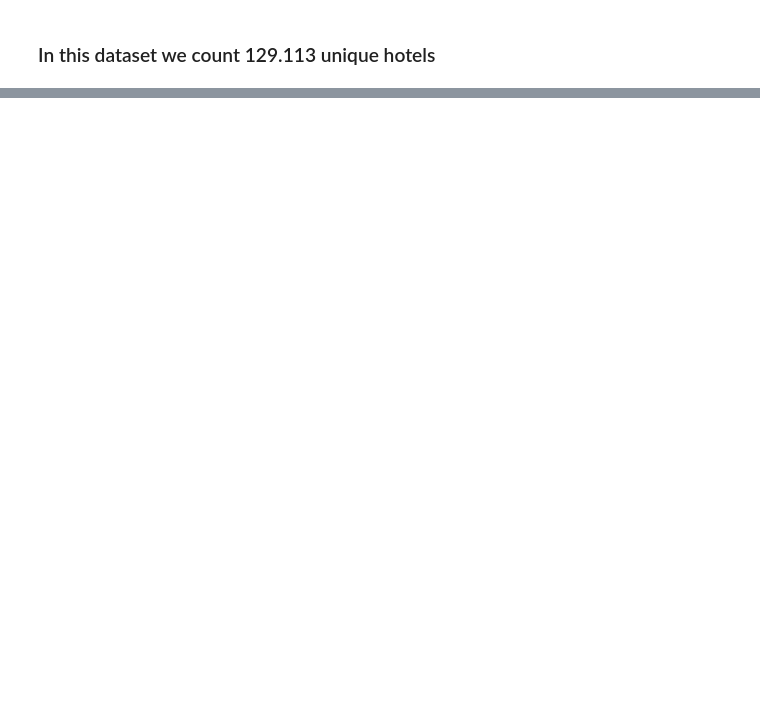
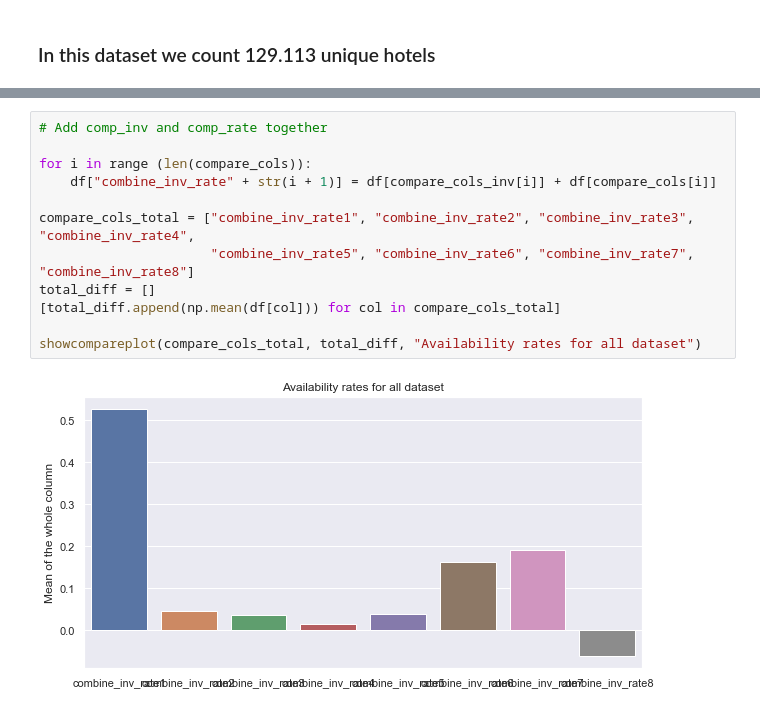
Before and after one commit to NatasjaWezel/DataMiningTechniques, a Jupyter notebook: Assignment2/rebecca_eda.ipynb, the cells around one changed output, grey strips where cells are left out. Drawn from its saved outputs; the diff is of its cells as text; blank space fills up the shorter version.

```diff
--- a/Assignment2/rebecca_eda.ipynb
+++ b/Assignment2/rebecca_eda.ipynb
@@ -293,0 +79,14 @@ showcompareplot(compare_cols, total_diff, "Availability rates for all dataset")
+# %%
+# Add comp_inv and comp_rate together
+
+for i in range (len(compare_cols)):
+    df["combine_inv_rate" + str(i + 1)] = df[compare_cols_inv[i]] + df[compare_cols[i]]
+
+compare_cols_total = ["combine_inv_rate1", "combine_inv_rate2", "combine_inv_rate3", "combine_inv_rate4",
+                      "combine_inv_rate5", "combine_inv_rate6", "combine_inv_rate7", "combine_inv_rate8"]
+total_diff = []
+[total_diff.append(np.mean(df[col])) for col in compare_cols_total]
+
+showcompareplot(compare_cols_total, total_diff, "Availability rates for all dataset")
+# %% [output]
+[figure, added]
```
Also changed, not shown: parts of 30 cells of this notebook, 9 other files.
